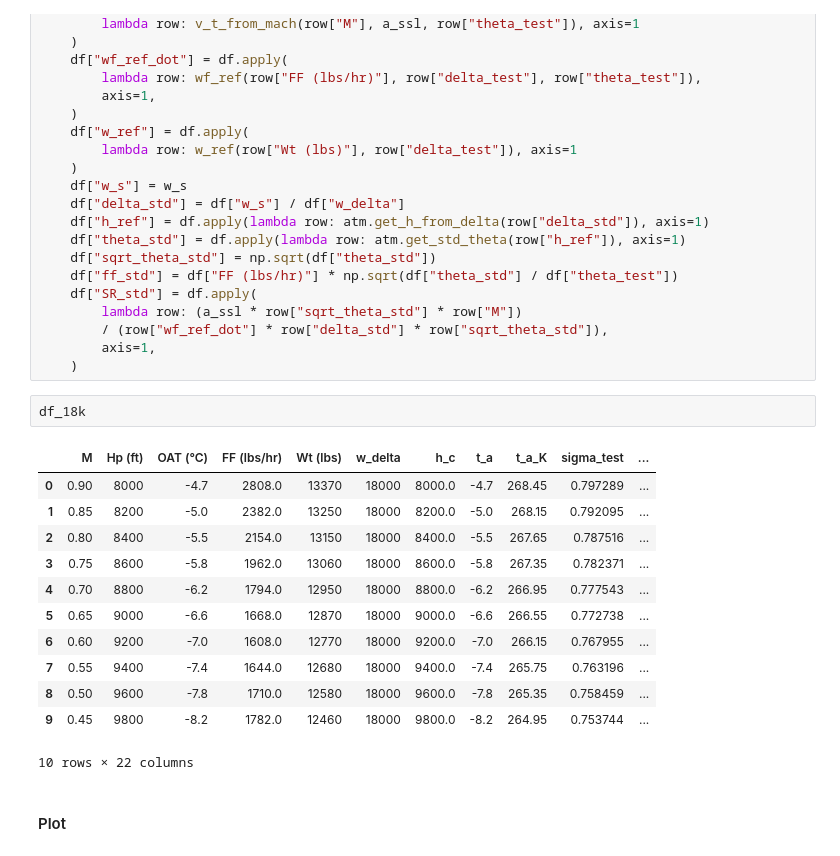
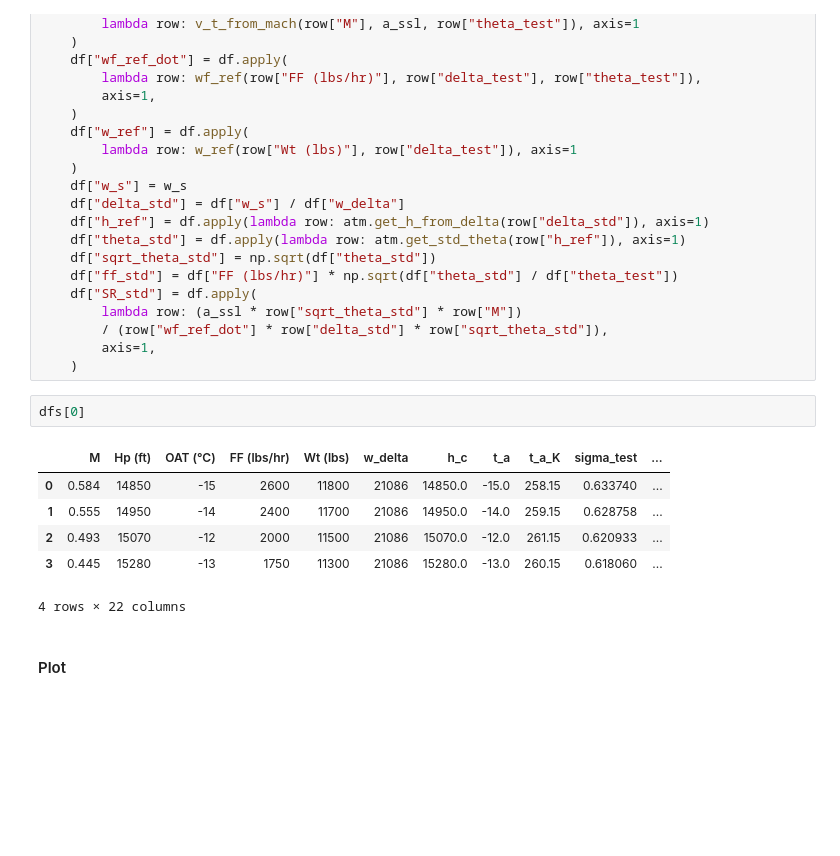
Before and after one commit to dg1234uk/flight-test-cruise-performance-wdelta, a Jupyter notebook: w-delta-analysis.ipynb, the cells around one changed output. Drawn from its saved outputs; the diff is of its cells as text; blank space fills up the shorter version.

```diff
--- a/w-delta-analysis.ipynb
+++ b/w-delta-analysis.ipynb
@@ -238,21 +241,15 @@ for df in dfs:
         / (row["wf_ref_dot"] * row["delta_std"] * row["sqrt_theta_std"]),
         axis=1,
     )
-# %%
-df_18k
-# %% [output]
-|  | M | Hp (ft) | OAT (°C) | FF (lbs/hr) | Wt (lbs) | w_delta | h_c | t_a | t_a_K | sigma_test | ... |
-| 0 | 0.90 | 8000 | -4.7 | 2808.0 | 13370 | 18000 | 8000.0 | -4.7 | 268.45 | 0.797289 | ... |
-| 1 | 0.85 | 8200 | -5.0 | 2382.0 | 13250 | 18000 | 8200.0 | -5.0 | 268.15 | 0.792095 | ... |
-| 2 | 0.80 | 8400 | -5.5 | 2154.0 | 13150 | 18000 | 8400.0 | -5.5 | 267.65 | 0.787516 | ... |
-| 3 | 0.75 | 8600 | -5.8 | 1962.0 | 13060 | 18000 | 8600.0 | -5.8 | 267.35 | 0.782371 | ... |
-| 4 | 0.70 | 8800 | -6.2 | 1794.0 | 12950 | 18000 | 8800.0 | -6.2 | 266.95 | 0.777543 | ... |
-| 5 | 0.65 | 9000 | -6.6 | 1668.0 | 12870 | 18000 | 9000.0 | -6.6 | 266.55 | 0.772738 | ... |
-| 6 | 0.60 | 9200 | -7.0 | 1608.0 | 12770 | 18000 | 9200.0 | -7.0 | 266.15 | 0.767955 | ... |
-| 7 | 0.55 | 9400 | -7.4 | 1644.0 | 12680 | 18000 | 9400.0 | -7.4 | 265.75 | 0.763196 | ... |
-| 8 | 0.50 | 9600 | -7.8 | 1710.0 | 12580 | 18000 | 9600.0 | -7.8 | 265.35 | 0.758459 | ... |
-| 9 | 0.45 | 9800 | -8.2 | 1782.0 | 12460 | 18000 | 9800.0 | -8.2 | 264.95 | 0.753744 | ... |
-10 rows × 22 columns
+# %%
+dfs[0]
+# %% [output]
+|  | M | Hp (ft) | OAT (°C) | FF (lbs/hr) | Wt (lbs) | w_delta | h_c | t_a | t_a_K | sigma_test | ... |
+| 0 | 0.584 | 14850 | -15 | 2600 | 11800 | 21086 | 14850.0 | -15.0 | 258.15 | 0.633740 | ... |
+| 1 | 0.555 | 14950 | -14 | 2400 | 11700 | 21086 | 14950.0 | -14.0 | 259.15 | 0.628758 | ... |
+| 2 | 0.493 | 15070 | -12 | 2000 | 11500 | 21086 | 15070.0 | -12.0 | 261.15 | 0.620933 | ... |
+| 3 | 0.445 | 15280 | -13 | 1750 | 11300 | 21086 | 15280.0 | -13.0 | 260.15 | 0.618060 | ... |
+4 rows × 22 columns
 # %% [markdown]
 
 #### Plot
```
Also changed, not shown: parts of 7 cells of this notebook, 4 other files.
